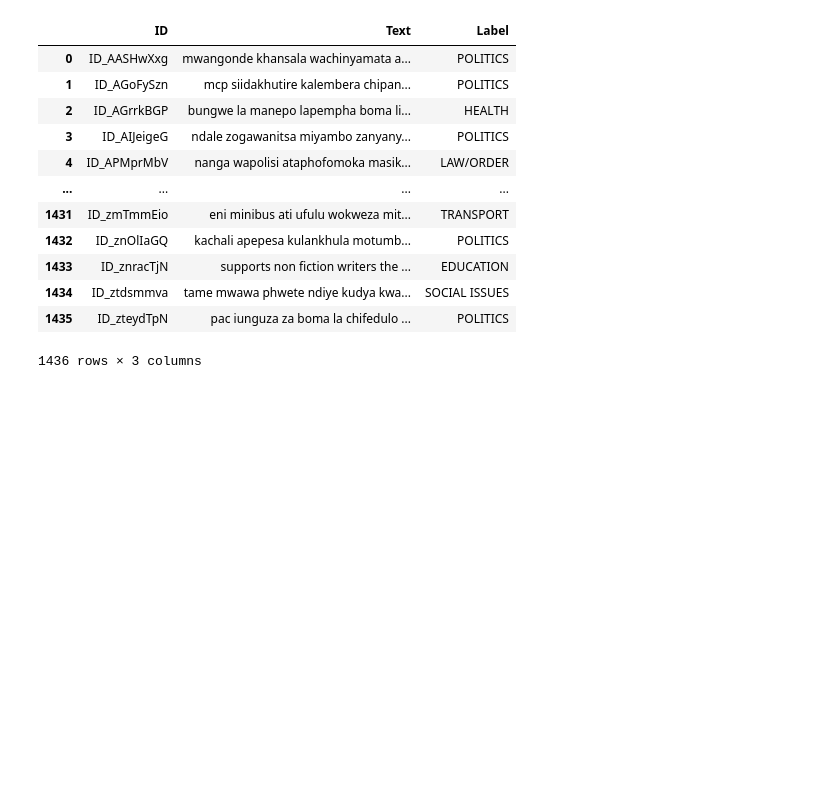
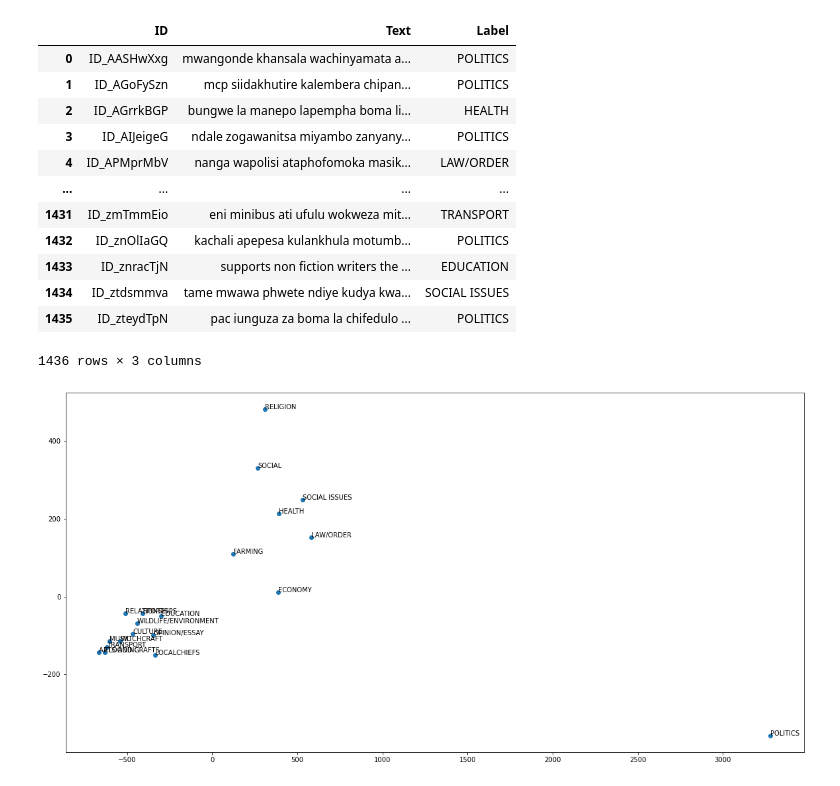
Before and after one commit to nicholaszotalis/505Project, a Jupyter notebook: preprocessing.ipynb, the cells around one changed output. Cells and saved outputs as stored; diff of their text form; code cells hidden in the pictures; blank space fills up the shorter version.

```diff
--- a/preprocessing.ipynb
+++ b/preprocessing.ipynb
@@ -113,0 +118,19 @@ processed_train_data
+# %%
+categories = []
+categoryText = []
+for category, df in processed_train_data.groupby("Label"):
+    categories.append(category)
+    categoryText.append(" ".join(df["Text"].astype(str).values))
+
+vectorizer = CountVectorizer()
+X = vectorizer.fit_transform(categoryText)
+
+pca = PCA(n_components=2)
+result = pca.fit_transform(X.toarray())
+plt.figure(figsize=(20, 10))
+plt.scatter(result[:, 0], result[:, 1])
+for i, category in enumerate(categories):
+	plt.annotate(category, xy=(result[i, 0], result[i, 1]))
+plt.show()
+# %% [output]
+[figure, added]
```
Also changed, not shown: parts of 4 cells of this notebook, 2 other files.
